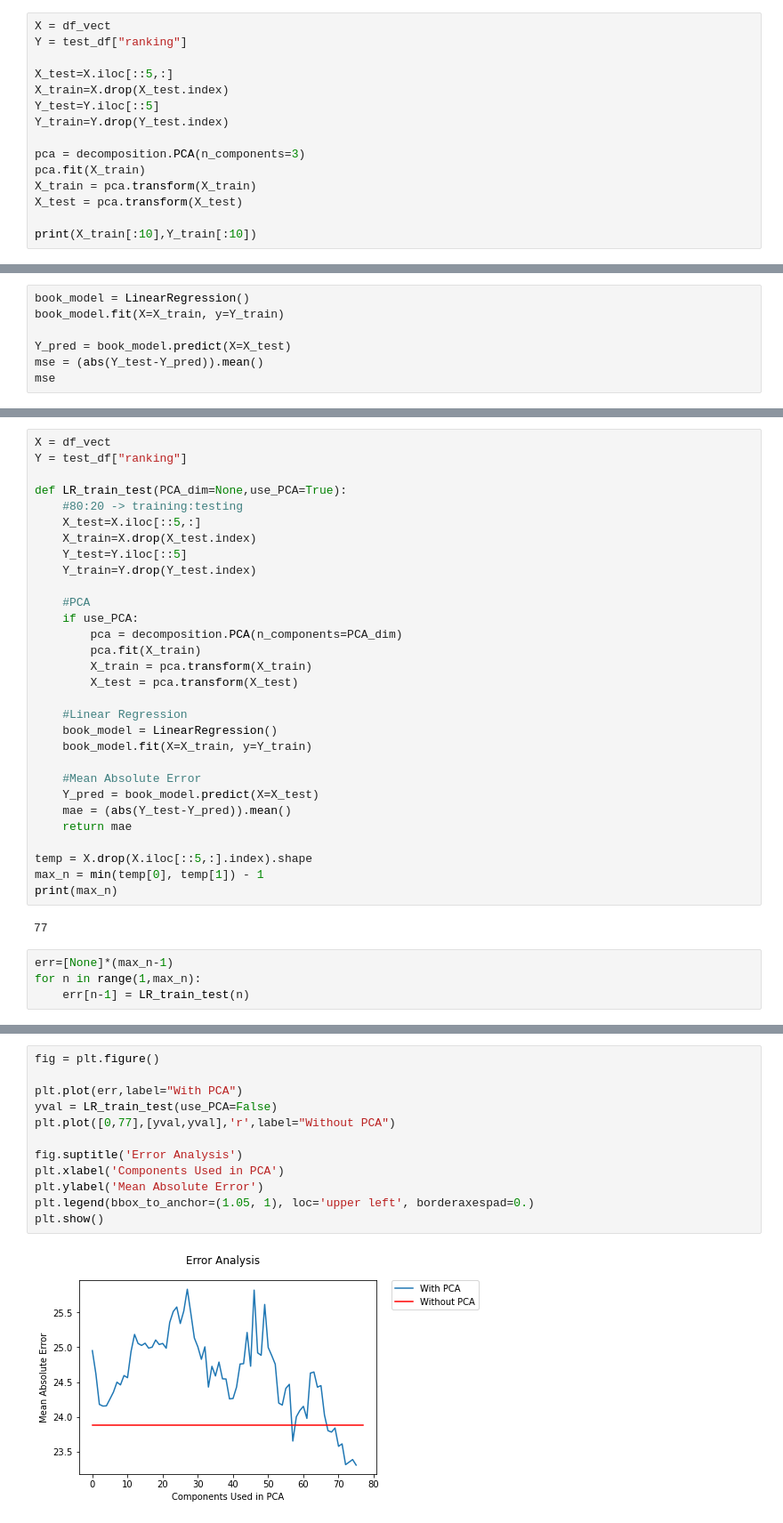
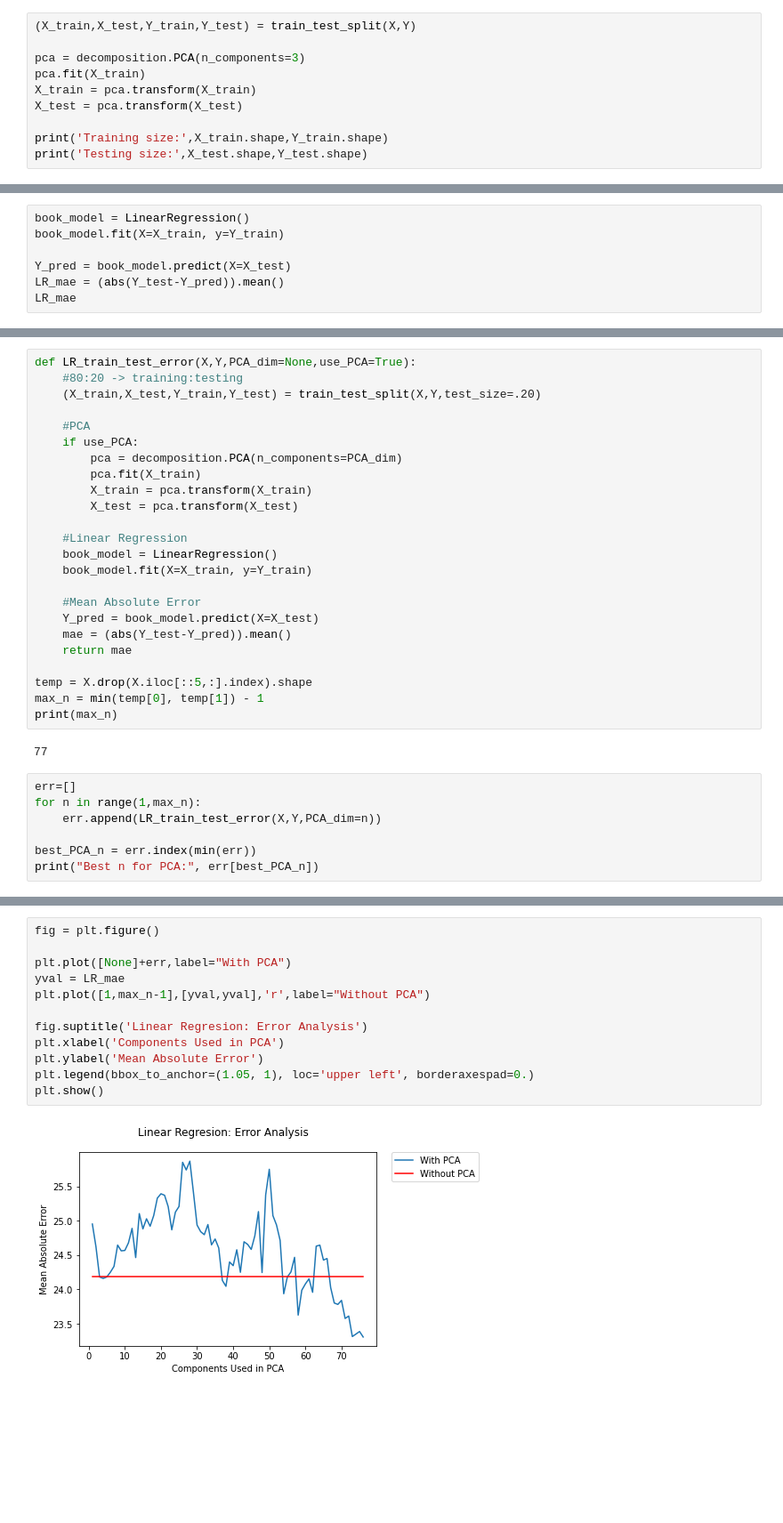
Before and after one commit to JGomez89/Project3-textmining-linearregression, a Jupyter notebook: Technique_1&2.ipynb, the cells around one changed output, grey strips where cells are left out. Shown at 89% size. Drawn from its saved outputs; the diff is of its cells as text; blank space fills up the shorter version.

Commit message:
knn and visuals

```diff
--- a/Technique_1&2.ipynb
+++ b/Technique_1&2.ipynb
@@ -263,18 +282,13 @@ df_vect
 # %% [markdown]
 # PCA
 # %%
-X = df_vect
-Y = test_df["ranking"]
-
-X_test=X.iloc[::5,:]
-X_train=X.drop(X_test.index)
-Y_test=Y.iloc[::5]
-Y_train=Y.drop(Y_test.index)
+(X_train,X_test,Y_train,Y_test) = train_test_split(X,Y)
 
 pca = decomposition.PCA(n_components=3)
 pca.fit(X_train)
 X_train = pca.transform(X_train)
 X_test = pca.transform(X_test)
 
-print(X_train[:10],Y_train[:10])
+print('Training size:',X_train.shape,Y_train.shape)
+print('Testing size:',X_test.shape,Y_test.shape)
 # %% [output]
@@ -305,6 +301,6 @@ book_model = LinearRegression()
 book_model.fit(X=X_train, y=Y_train)
 
 Y_pred = book_model.predict(X=X_test)
-mse = (abs(Y_test-Y_pred)).mean()
-mse
+LR_mae = (abs(Y_test-Y_pred)).mean()
+LR_mae
 # %% [output]
@@ -312,13 +308,7 @@ mse
 # %%
-X = df_vect
-Y = test_df["ranking"]
-
-def LR_train_test(PCA_dim=None,use_PCA=True):
+def LR_train_test_error(X,Y,PCA_dim=None,use_PCA=True):
     #80:20 -> training:testing
-    X_test=X.iloc[::5,:]
-    X_train=X.drop(X_test.index)
-    Y_test=Y.iloc[::5]
-    Y_train=Y.drop(Y_test.index)
+    (X_train,X_test,Y_train,Y_test) = train_test_split(X,Y,test_size=.20)
 
     #PCA
     if use_PCA:
@@ -342,6 +332,9 @@ print(max_n)
 # %% [output]
 77
 # %%
-err=[None]*(max_n-1)
+err=[]
 for n in range(1,max_n):
-    err[n-1] = LR_train_test(n)
+    err.append(LR_train_test_error(X,Y,PCA_dim=n))
+
+best_PCA_n = err.index(min(err))
+print("Best n for PCA:", err[best_PCA_n])
@@ -348,14 +343,14 @@ for n in range(1,max_n):
 # %%
 fig = plt.figure()
 
-plt.plot(err,label="With PCA")
-yval = LR_train_test(use_PCA=False)
-plt.plot([0,77],[yval,yval],'r',label="Without PCA")
+plt.plot([None]+err,label="With PCA")
+yval = LR_mae
+plt.plot([1,max_n-1],[yval,yval],'r',label="Without PCA")
 
-fig.suptitle('Error Analysis')
+fig.suptitle('Linear Regresion: Error Analysis')
 plt.xlabel('Components Used in PCA')
 plt.ylabel('Mean Absolute Error')
 plt.legend(bbox_to_anchor=(1.05, 1), loc='upper left', borderaxespad=0.)
 plt.show()
 # %% [output]
-[figure, old version]
+[figure, new version]
```
Also changed, not shown: parts of 19 cells of this notebook.
